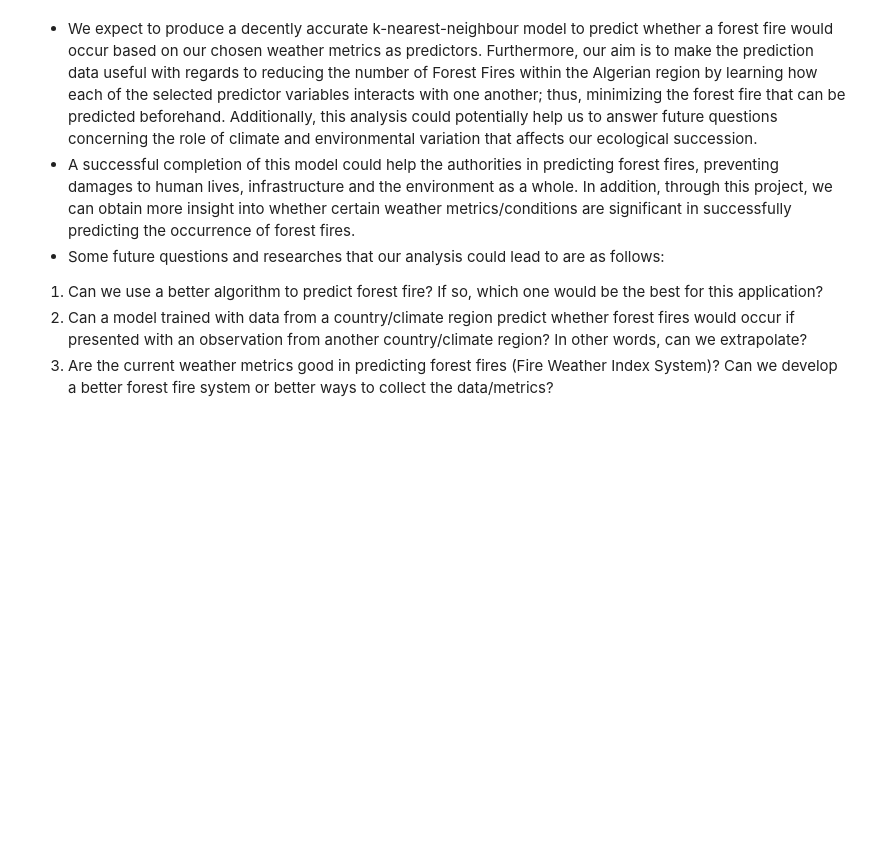
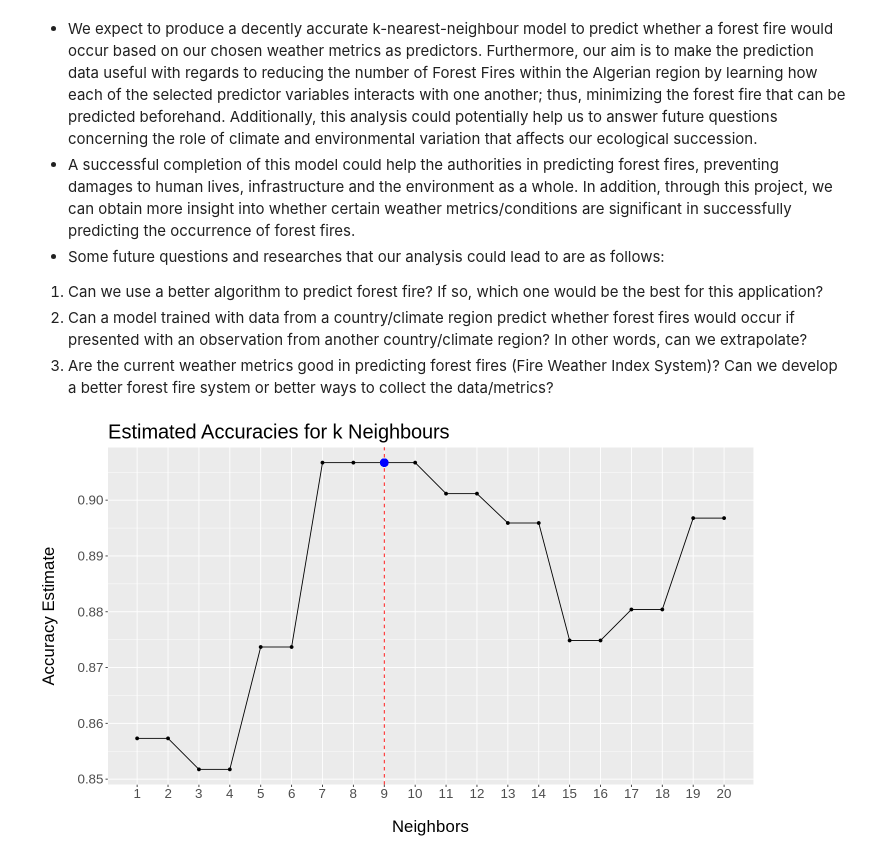
Before and after one commit to omertahi/DSCI100-Group26-Project, a Jupyter notebook: forest_fire_report.ipynb, the cells around one changed output. Cells and saved outputs as stored; diff of their text form; code cells hidden in the pictures; blank space fills up the shorter version.

Commit message:
K-NN classification
Completed the basic k-nn classification coding for the report.

```diff
--- a/forest_fire_report.ipynb
+++ b/forest_fire_report.ipynb
@@ -234,3 +252,43 @@ The Algerian Forest Fire dataset provides us with two different regions to accou
 <li>Can a model trained with data from a country/climate region predict whether forest fires would occur if presented with an observation from another country/climate region? In other words, can we extrapolate?</li>
 <li>Are the current weather metrics good in predicting forest fires (Fire Weather Index System)? Can we develop a better forest fire system or better ways to collect the data/metrics?</li>
 </ol>
+# %%
+options(repr.plot.width = 12, repr.plot.height = 7)
+
+set.seed(5)
+
+ff_recipe <- recipe(Classes ~ Temperature + RH + Ws + Rain + FWI, data = ff_train) %>%
+    step_scale(all_predictors()) %>%
+    step_center(all_predictors())
+
+knn_spec <- nearest_neighbor(weight_func = "rectangular", neighbors = tune()) %>%
+    set_engine("kknn") %>%
+    set_mode("classification")
+
+ff_vfold <- vfold_cv(ff_train, v = 10, strata = Classes)
+gridvals <- tibble(neighbors = seq(1, 20))
+
+ff_results <- workflow() %>%
+    add_recipe(ff_recipe) %>%
+    add_model(knn_spec) %>%
+    tune_grid(resamples = ff_vfold, grid = gridvals) %>%
+    collect_metrics() %>%
+    filter(.metric == "accuracy")
+# %%
+ky <- ff_results %>% filter(neighbors == 9) %>% select(mean) %>% pull()
+
+cross_val_plot <- ff_results %>%
+    ggplot(aes(x = neighbors, y = mean)) +
+    geom_point() +
+    geom_line() +
+    geom_vline(xintercept = 9, linetype = "dashed", colour = "red") +
+    geom_point(aes(x=9, y= ky), size = 4, colour = "blue") +
+    labs(x = "\nNeighbors", y = "Accuracy Estimate\n", title = "Estimated Accuracies for k Neighbours") +
+    scale_x_continuous(limits = c(1, 20), breaks = seq(1, 20), minor_breaks = seq(1, 20, 1)) +
+    theme(text = element_text(size = 20))
+
+cross_val_plot
+
+# This visualization suggests that K=9 provides the highest and the most omptimal accuracy.
+# %% [output]
+[figure, added]
```
Also changed, not shown: parts of 2 cells of this notebook.
